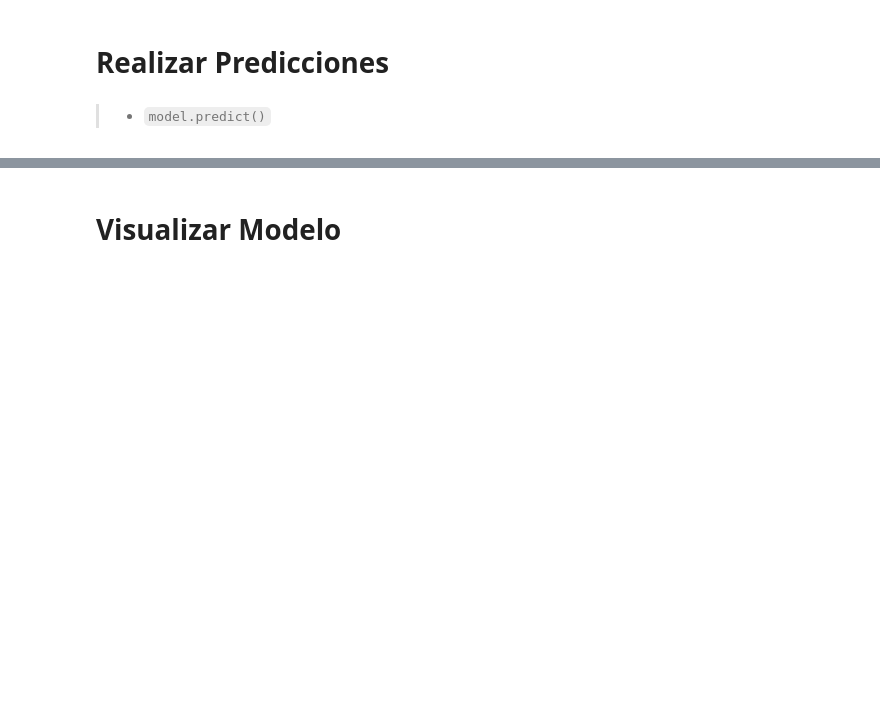
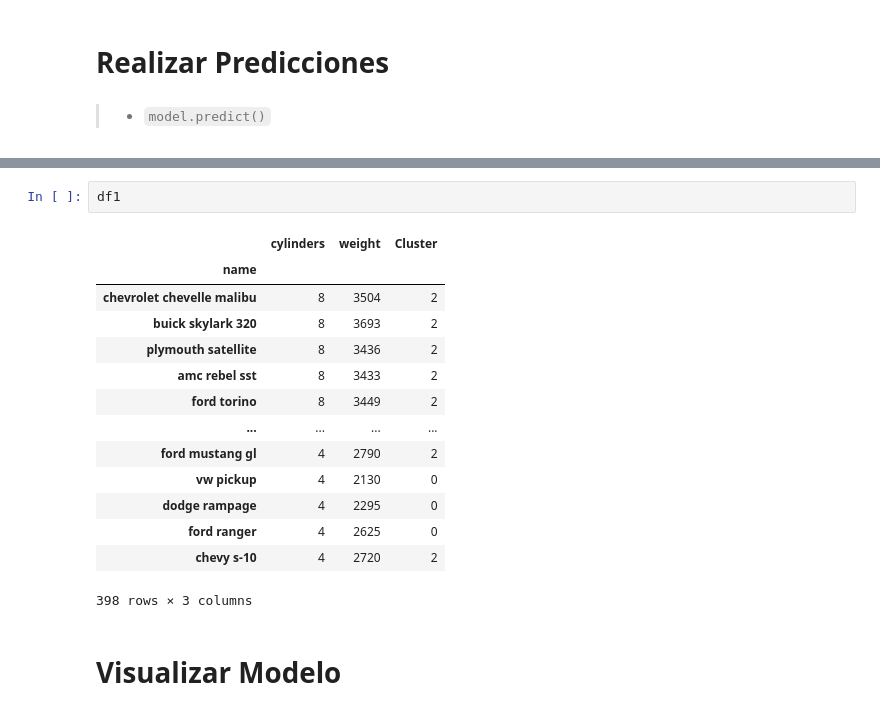
Before and after one commit to jaimee8/machine-learning-program, a Jupyter notebook: #09. Cluster Analysis con k-Means/08practice.ipynb, the cells around one changed output, grey strips where cells are left out. Cells and saved outputs as stored; diff of their text form; blank space fills up the shorter version.

```diff
--- a/#09. Cluster Analysis con k-Means/08practice.ipynb
+++ b/#09. Cluster Analysis con k-Means/08practice.ipynb
@@ -55,3 +184,20 @@ df.sample(10)
+# %%
+df1
+# %% [output]
+|  | cylinders | weight | Cluster |
+| name |  |  |  |
+| chevrolet chevelle malibu | 8 | 3504 | 2 |
+| buick skylark 320 | 8 | 3693 | 2 |
+| plymouth satellite | 8 | 3436 | 2 |
+| amc rebel sst | 8 | 3433 | 2 |
+| ford torino | 8 | 3449 | 2 |
+| ... | ... | ... | ... |
+| ford mustang gl | 4 | 2790 | 2 |
+| vw pickup | 4 | 2130 | 0 |
+| dodge rampage | 4 | 2295 | 0 |
+| ford ranger | 4 | 2625 | 0 |
+| chevy s-10 | 4 | 2720 | 2 |
+398 rows × 3 columns
 # %% [markdown]
 # Visualizar Modelo
 # %% [markdown]
```
Also changed, not shown: parts of 17 cells of this notebook, 1 other file.
